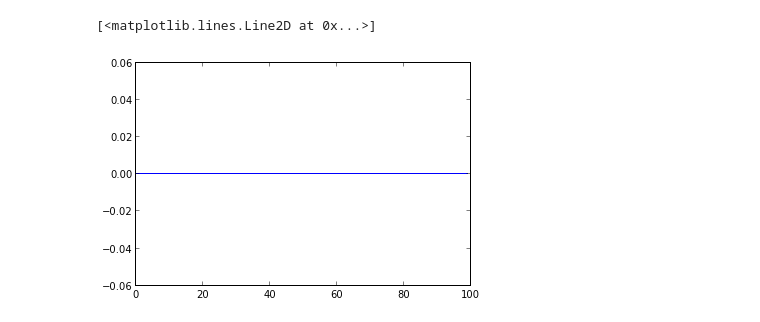
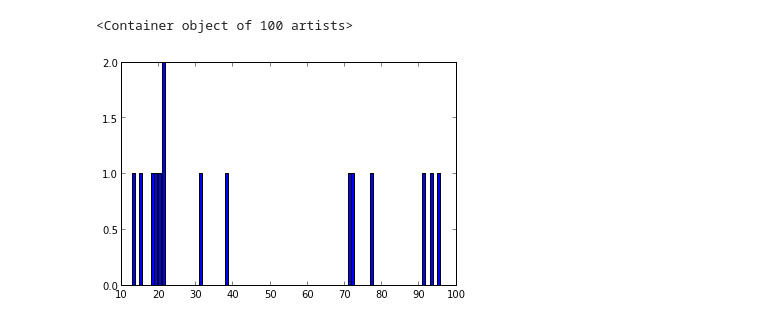
Before and after one commit to dmasad/TributePlanner, a Jupyter notebook: Model Testing 1.ipynb, the cells around one changed output. Cells and saved outputs as stored; diff of their text form; code cells hidden in the pictures.

```diff
--- a/Model Testing 1.ipynb
+++ b/Model Testing 1.ipynb
@@ -47,8 +47,8 @@ nx.draw(m.graph, pos=pos, node_size=[m.agents[i].wealth for i in m.agents])
 # %%
-plt.plot(m.war_series)
+plt.bar(range(len(m.war_series)), m.war_series)
 # %% [output]
-[<matplotlib.lines.Line2D at 0x...>]
+<Container object of 100 artists>
-[figure, old version]
+[figure, new version]
 # %%
 for s in m.agent_wealth_series.values():
     plt.plot(s)
```
Also changed, not shown: parts of 3 cells of this notebook, 1 other file.
